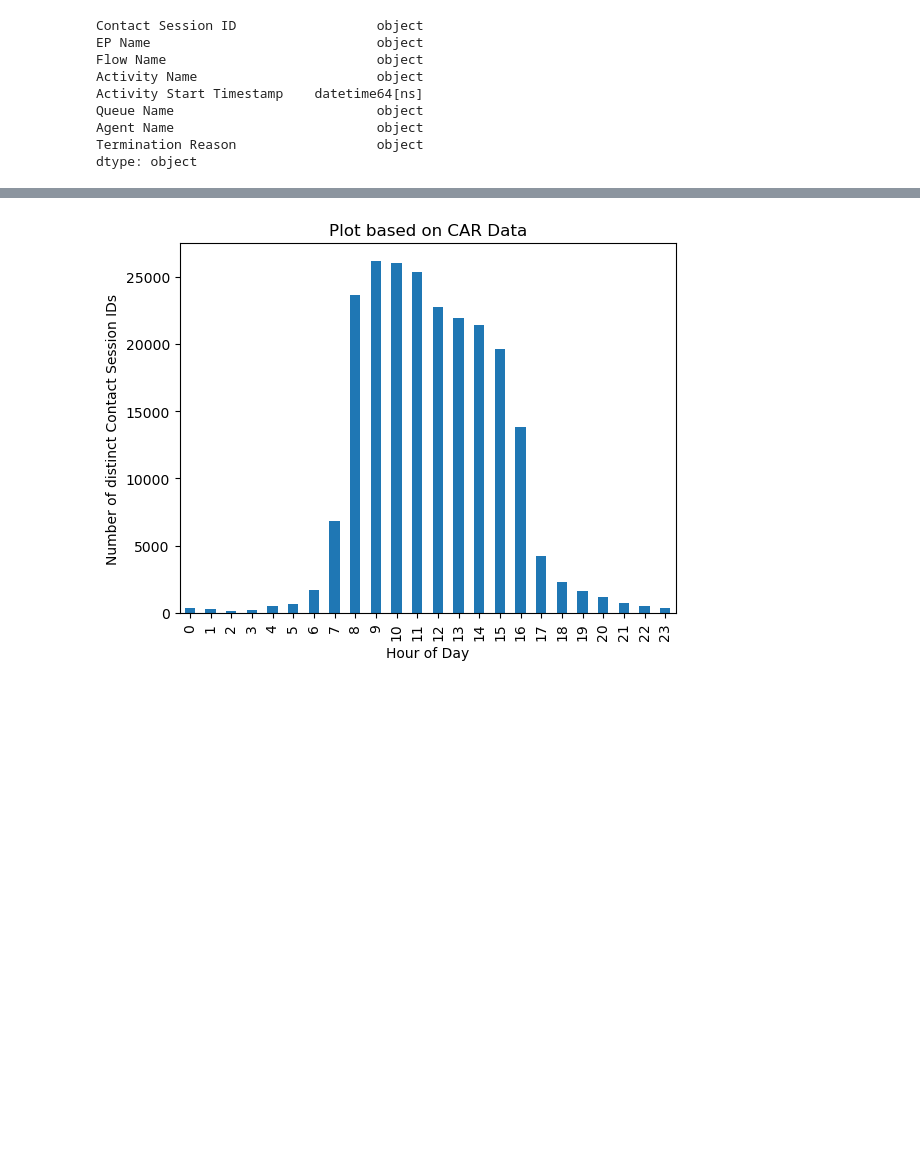
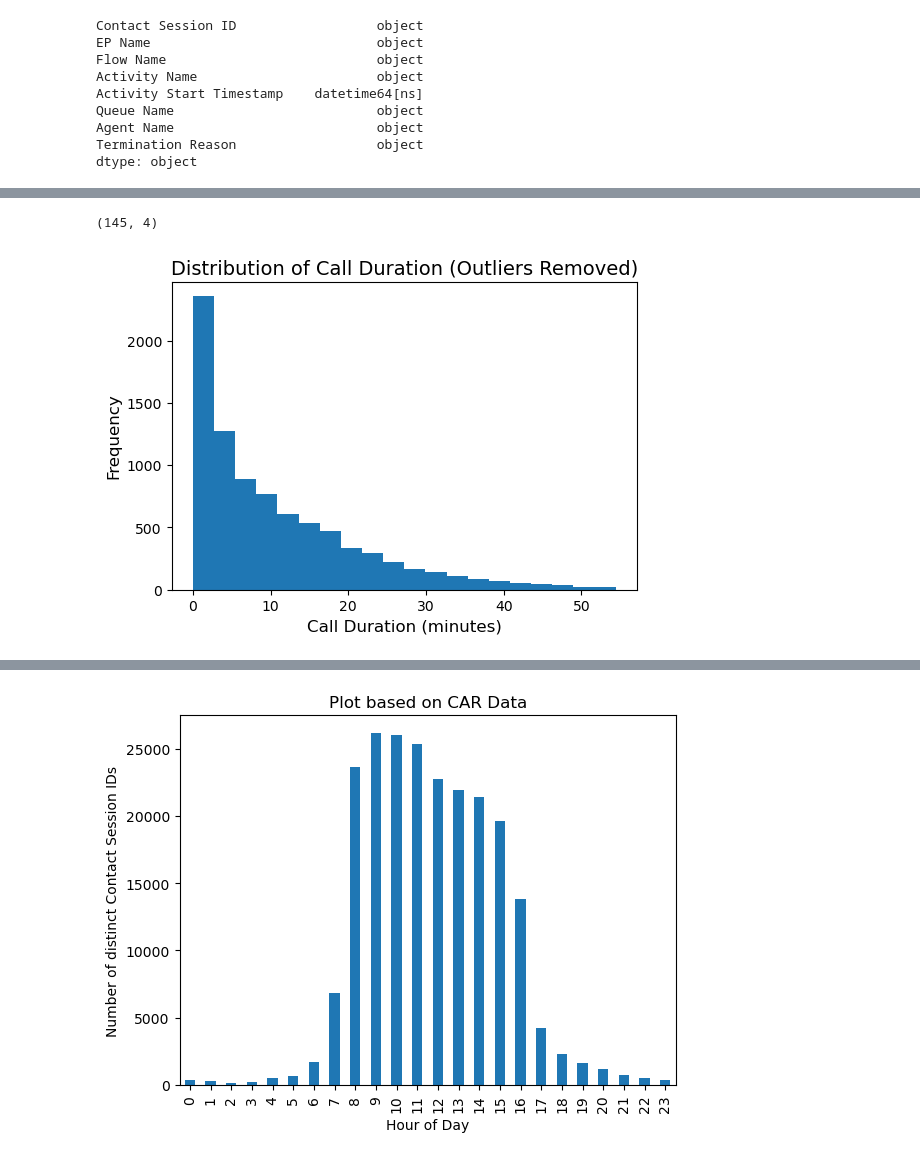
Before and after one commit to arvindkrishna87/STAT390_LegalAid_Fall2025, a Jupyter notebook: Internal work of Teams/Krish/CAR_data_import_code_and_EDA.ipynb, the cells around one changed output, grey strips where cells are left out. Cells and saved outputs as stored; diff of their text form; code cells hidden in the pictures; blank space fills up the shorter version.

```diff
--- a/Internal work of Teams/Krish/CAR_data_import_code_and_EDA.ipynb
+++ b/Internal work of Teams/Krish/CAR_data_import_code_and_EDA.ipynb
@@ -85,0 +137,3 @@ df_main.head()
+# %%
+callbackrows = df_main.loc[df_main['EP Name'] == 'Courtesy Callback Telephony EP',:]
+callback_data = df_main.loc[df_main['Contact Session ID'].isin(callbackrows['Contact Session ID']),:]
@@ -85,0 +213,21 @@ df_main.head()
+# %%
+call_durations.loc[call_durations['Call Duration (minutes)']<0.5,:].shape
+# %% [output]
+(145, 4)
+# %%
+import matplotlib.pyplot as plt
+
+# Remove outliers using the 95th percentile
+threshold = call_durations['Call Duration (minutes)'].quantile(0.95)
+filtered = call_durations[call_durations['Call Duration (minutes)'] <= threshold]
+
+plt.figure(figsize=(6,4))
+plt.hist(filtered['Call Duration (minutes)'], bins=20)
+plt.xlabel('Call Duration (minutes)', fontsize=12)
+plt.ylabel('Frequency', fontsize=12)
+plt.title('Distribution of Call Duration (Outliers Removed)', fontsize=14)
+plt.xticks(fontsize=10)
+plt.yticks(fontsize=10)
+plt.show()
+# %% [output]
+[figure, added]
```
Also changed, not shown: parts of 67 cells of this notebook, 3 other files.
